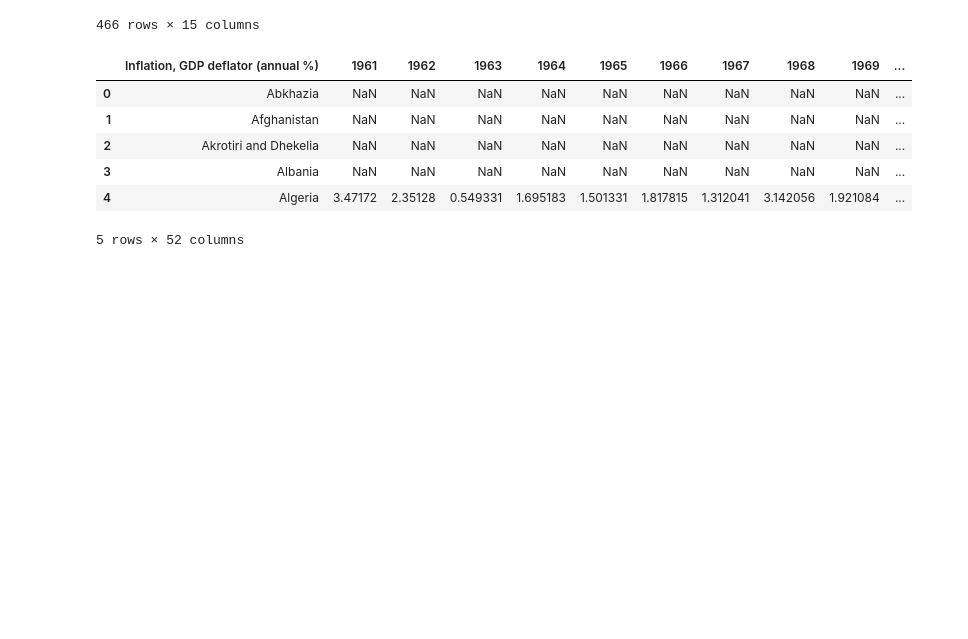
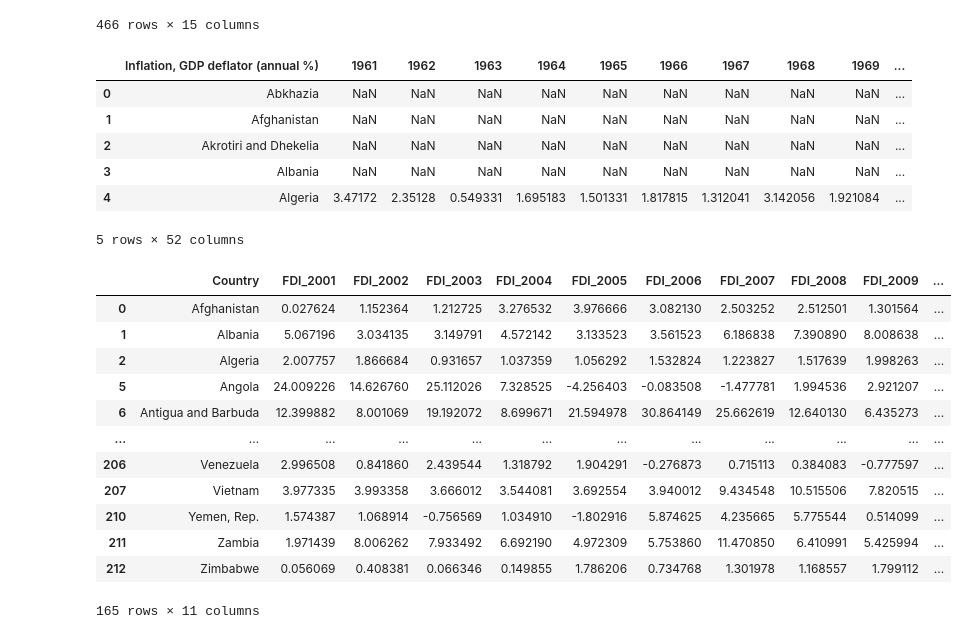
Before and after one commit to ricamaria/Project2-Group4, a Jupyter notebook: Analysis/database.ipynb, the cells around one changed output. Drawn from its saved outputs; the diff is of its cells as text; code cells hidden in the pictures; blank space fills up the shorter version.

Commit message:
cleaning dataframes

```diff
--- a/Analysis/database.ipynb
+++ b/Analysis/database.ipynb
@@ -54,3 +54,22 @@ annual_inflation_df.head()
 | 3 | Albania | NaN | NaN | NaN | NaN | NaN | NaN | NaN | NaN | NaN | ... |
 | 4 | Algeria | 3.47172 | 2.35128 | 0.549331 | 1.695183 | 1.501331 | 1.817815 | 1.312041 | 3.142056 | 1.921084 | ... |
 5 rows × 52 columns
+# %%
+foreign_dir_inv_df=foreign_dir_inv_df[["Foreign direct investment, net inflows (% of GDP)","2001","2002","2003","2004","2005","2006","2007","2008","2009","2010"]]
+foreign_dir_inv_df=foreign_dir_inv_df.dropna()
+foreign_dir_inv_df.rename(columns = {'Foreign direct investment, net inflows (% of GDP)':'Country','2001':'FDI_2001','2002':'FDI_2002','2003':'FDI_2003','2004':'FDI_2004','2005':'FDI_2005','2006':'FDI_2006','2007':'FDI_2007','2008':'FDI_2008','2009':'FDI_2009','2010':'FDI_2010',}, inplace = True)
+foreign_dir_inv_df
+# %% [output]
+|  | Country | FDI_2001 | FDI_2002 | FDI_2003 | FDI_2004 | FDI_2005 | FDI_2006 | FDI_2007 | FDI_2008 | FDI_2009 | ... |
+| 0 | Afghanistan | 0.027624 | 1.152364 | 1.212725 | 3.276532 | 3.976666 | 3.082130 | 2.503252 | 2.512501 | 1.301564 | ... |
+| 1 | Albania | 5.067196 | 3.034135 | 3.149791 | 4.572142 | 3.133523 | 3.561523 | 6.186838 | 7.390890 | 8.008638 | ... |
+| 2 | Algeria | 2.007757 | 1.866684 | 0.931657 | 1.037359 | 1.056292 | 1.532824 | 1.223827 | 1.517639 | 1.998263 | ... |
+| 5 | Angola | 24.009226 | 14.626760 | 25.112026 | 7.328525 | -4.256403 | -0.083508 | -1.477781 | 1.994536 | 2.921207 | ... |
+| 6 | Antigua and Barbuda | 12.399882 | 8.001069 | 19.192072 | 8.699671 | 21.594978 | 30.864149 | 25.662619 | 12.640130 | 6.435273 | ... |
+| ... | ... | ... | ... | ... | ... | ... | ... | ... | ... | ... | ... |
+| 206 | Venezuela | 2.996508 | 0.841860 | 2.439544 | 1.318792 | 1.904291 | -0.276873 | 0.715113 | 0.384083 | -0.777597 | ... |
+| 207 | Vietnam | 3.977335 | 3.993358 | 3.666012 | 3.544081 | 3.692554 | 3.940012 | 9.434548 | 10.515506 | 7.820515 | ... |
+| 210 | Yemen, Rep. | 1.574387 | 1.068914 | -0.756569 | 1.034910 | -1.802916 | 5.874625 | 4.235665 | 5.775544 | 0.514099 | ... |
+| 211 | Zambia | 1.971439 | 8.006262 | 7.933492 | 6.692190 | 4.972309 | 5.753860 | 11.470850 | 6.410991 | 5.425994 | ... |
+| 212 | Zimbabwe | 0.056069 | 0.408381 | 0.066346 | 0.149855 | 1.786206 | 0.734768 | 1.301978 | 1.168557 | 1.799112 | ... |
+165 rows × 11 columns
```
Also changed, not shown: parts of 2 cells of this notebook.
